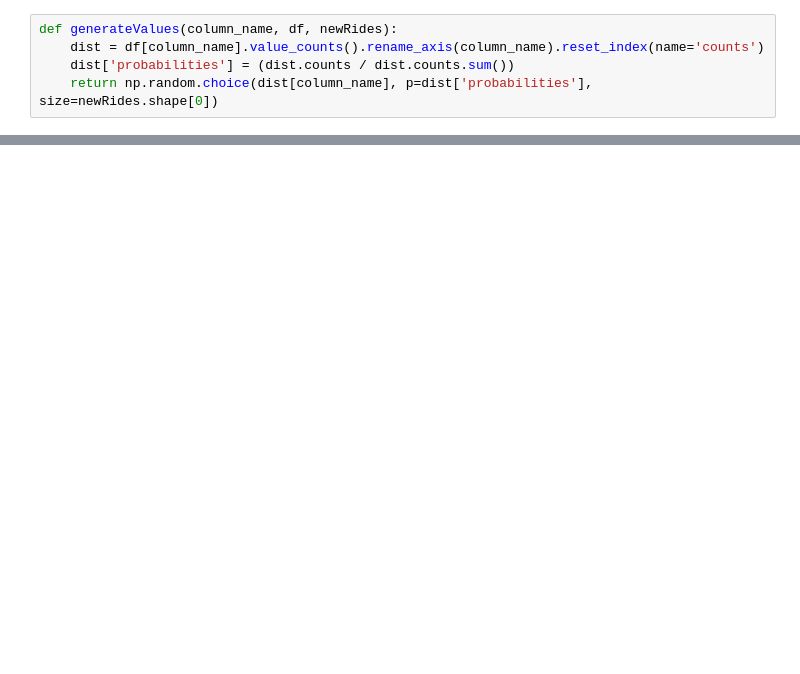
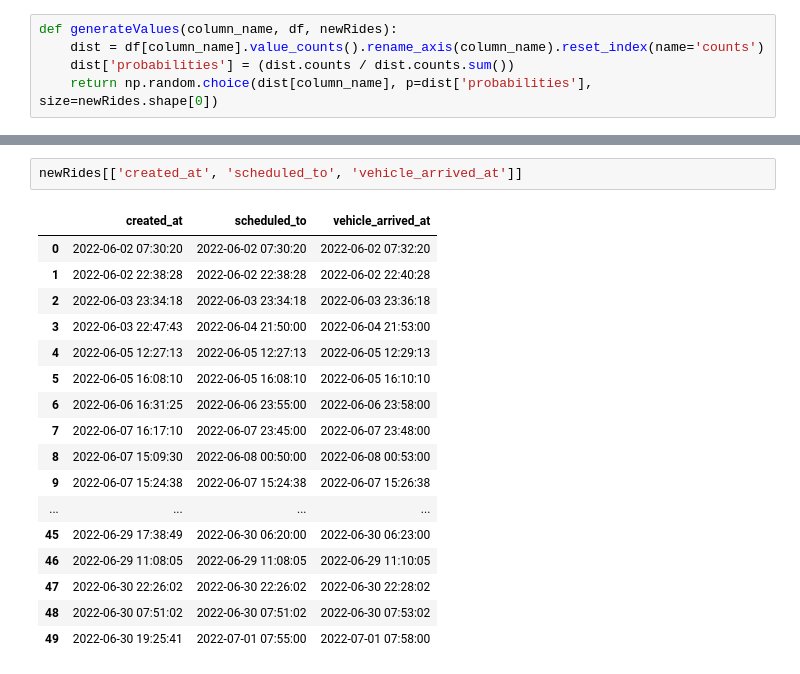
Before and after one commit to Lukas-Dierkes/vehicle-stream-team-project, a Jupyter notebook: vehicle_stream_pipeline/ride_simulation.ipynb, the cells around one changed output, grey strips where cells are left out. Drawn from its saved outputs; the diff is of its cells as text; blank space fills up the shorter version.

```diff
--- a/vehicle_stream_pipeline/ride_simulation.ipynb
+++ b/vehicle_stream_pipeline/ride_simulation.ipynb
@@ -457,0 +546,20 @@ newRides.to_excel("test_address_distribution.xlsx")
+# %%
+newRides[['created_at', 'scheduled_to', 'vehicle_arrived_at']]
+# %% [output]
+|  | created_at | scheduled_to | vehicle_arrived_at |
+| 0 | 2022-06-02 07:30:20 | 2022-06-02 07:30:20 | 2022-06-02 07:32:20 |
+| 1 | 2022-06-02 22:38:28 | 2022-06-02 22:38:28 | 2022-06-02 22:40:28 |
+| 2 | 2022-06-03 23:34:18 | 2022-06-03 23:34:18 | 2022-06-03 23:36:18 |
+| 3 | 2022-06-03 22:47:43 | 2022-06-04 21:50:00 | 2022-06-04 21:53:00 |
+| 4 | 2022-06-05 12:27:13 | 2022-06-05 12:27:13 | 2022-06-05 12:29:13 |
+| 5 | 2022-06-05 16:08:10 | 2022-06-05 16:08:10 | 2022-06-05 16:10:10 |
+| 6 | 2022-06-06 16:31:25 | 2022-06-06 23:55:00 | 2022-06-06 23:58:00 |
+| 7 | 2022-06-07 16:17:10 | 2022-06-07 23:45:00 | 2022-06-07 23:48:00 |
+| 8 | 2022-06-07 15:09:30 | 2022-06-08 00:50:00 | 2022-06-08 00:53:00 |
+| 9 | 2022-06-07 15:24:38 | 2022-06-07 15:24:38 | 2022-06-07 15:26:38 |
+| ... | ... | ... | ... |
+| 45 | 2022-06-29 17:38:49 | 2022-06-30 06:20:00 | 2022-06-30 06:23:00 |
+| 46 | 2022-06-29 11:08:05 | 2022-06-29 11:08:05 | 2022-06-29 11:10:05 |
+| 47 | 2022-06-30 22:26:02 | 2022-06-30 22:26:02 | 2022-06-30 22:28:02 |
+| 48 | 2022-06-30 07:51:02 | 2022-06-30 07:51:02 | 2022-06-30 07:53:02 |
+| 49 | 2022-06-30 19:25:41 | 2022-07-01 07:55:00 | 2022-07-01 07:58:00 |
```
Also changed, not shown: parts of 23 cells of this notebook.
